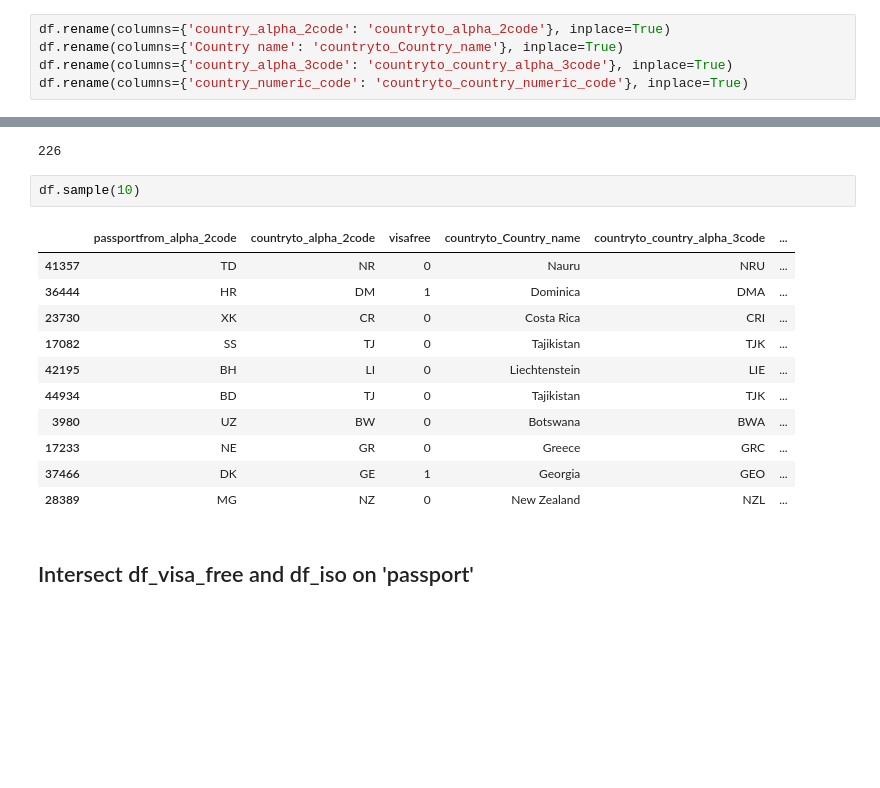
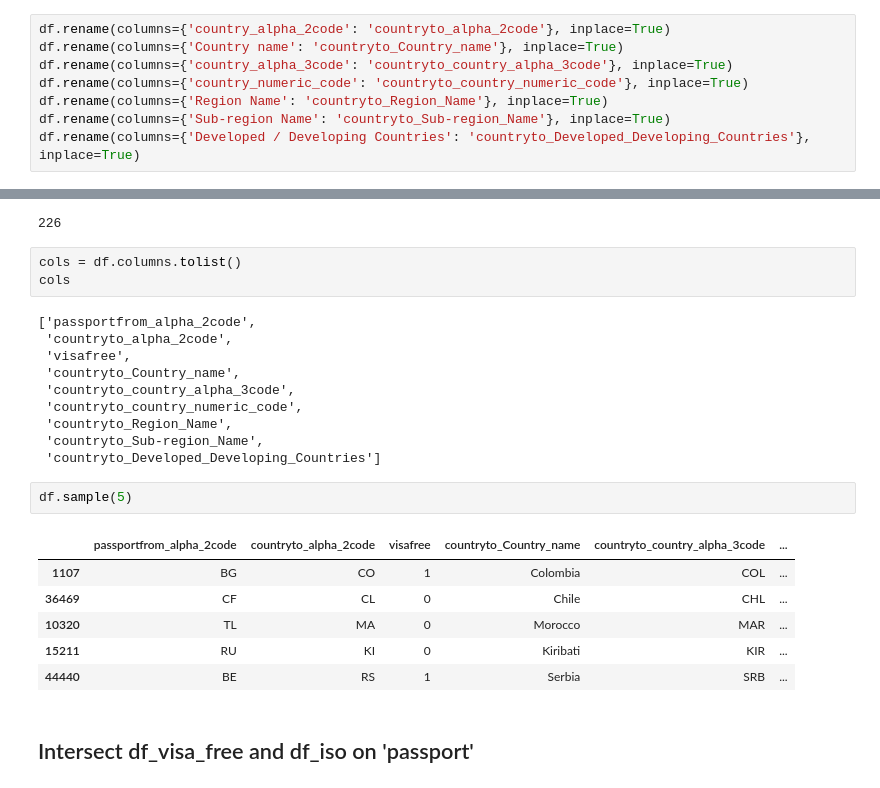
Before and after one commit to jeremielamboley/global-passport-index, a Jupyter notebook: main.ipynb, the cells around one changed output, grey strips where cells are left out. Drawn from its saved outputs; the diff is of its cells as text; blank space fills up the shorter version.

```diff
--- a/main.ipynb
+++ b/main.ipynb
@@ -322,6 +310,9 @@ df.rename(columns={'country_alpha_2code': 'countryto_alpha_2code'}, inplace=True
 df.rename(columns={'Country name': 'countryto_Country_name'}, inplace=True)
 df.rename(columns={'country_alpha_3code': 'countryto_country_alpha_3code'}, inplace=True)
 df.rename(columns={'country_numeric_code': 'countryto_country_numeric_code'}, inplace=True)
+df.rename(columns={'Region Name': 'countryto_Region_Name'}, inplace=True)
+df.rename(columns={'Sub-region Name': 'countryto_Sub-region_Name'}, inplace=True)
+df.rename(columns={'Developed / Developing Countries': 'countryto_Developed_Developing_Countries'}, inplace=True)
 # %%
 df['passportfrom_alpha_2code'].nunique()
 # %% [output]
@@ -330,20 +321,28 @@ df['passportfrom_alpha_2code'].nunique()
 df['countryto_alpha_2code'].nunique()
 # %% [output]
 226
+# %%
+cols = df.columns.tolist()
+cols
+# %% [output]
+['passportfrom_alpha_2code',
+ 'countryto_alpha_2code',
+ 'visafree',
+ 'countryto_Country_name',
+ 'countryto_country_alpha_3code',
+ 'countryto_country_numeric_code',
+ 'countryto_Region_Name',
+ 'countryto_Sub-region_Name',
+ 'countryto_Developed_Developing_Countries']
 # %%
-df.sample(10)
+df.sample(5)
 # %% [output]
 |  | passportfrom_alpha_2code | countryto_alpha_2code | visafree | countryto_Country_name | countryto_country_alpha_3code | ... |
-| 41357 | TD | NR | 0 | Nauru | NRU | ... |
-| 36444 | HR | DM | 1 | Dominica | DMA | ... |
-| 23730 | XK | CR | 0 | Costa Rica | CRI | ... |
-| 17082 | SS | TJ | 0 | Tajikistan | TJK | ... |
-| 42195 | BH | LI | 0 | Liechtenstein | LIE | ... |
-| 44934 | BD | TJ | 0 | Tajikistan | TJK | ... |
-| 3980 | UZ | BW | 0 | Botswana | BWA | ... |
-| 17233 | NE | GR | 0 | Greece | GRC | ... |
-| 37466 | DK | GE | 1 | Georgia | GEO | ... |
-| 28389 | MG | NZ | 0 | New Zealand | NZL | ... |
+| 1107 | BG | CO | 1 | Colombia | COL | ... |
+| 36469 | CF | CL | 0 | Chile | CHL | ... |
+| 10320 | TL | MA | 0 | Morocco | MAR | ... |
+| 15211 | RU | KI | 0 | Kiribati | KIR | ... |
+| 44440 | BE | RS | 1 | Serbia | SRB | ... |
 # %% [markdown]
 ## Intersect df_visa_free and df_iso on 'passport'
 # %%
```
Also changed, not shown: parts of 67 cells of this notebook, 1 other file.
